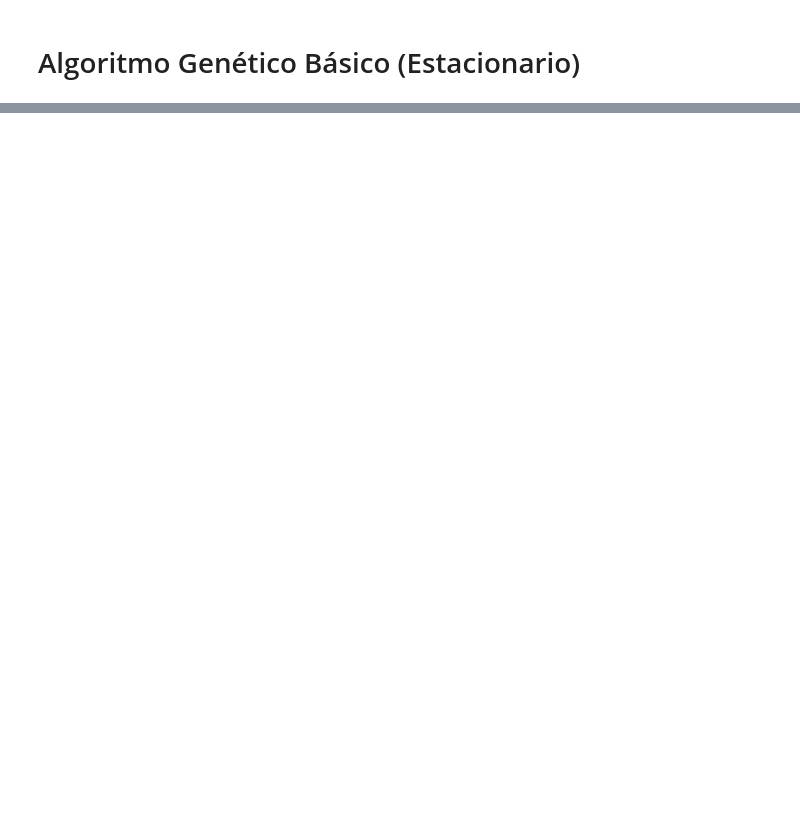
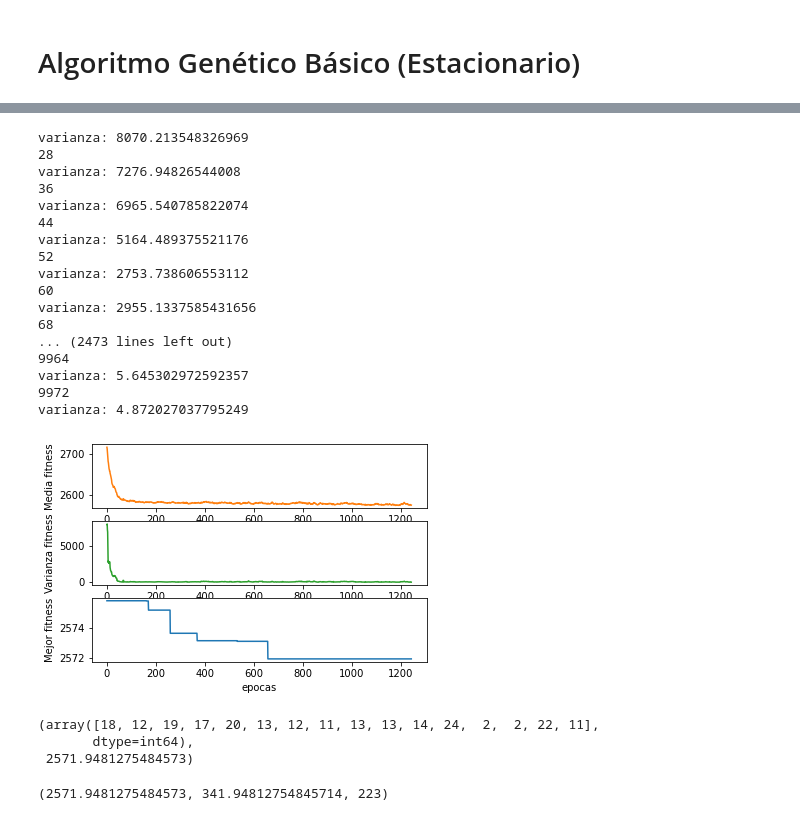
Before and after one commit to emewinchester/MBHB_ABET, a Jupyter notebook: 07_GA_Basic.ipynb, the cells around one changed output, grey strips where cells are left out. Drawn from its saved outputs; the diff is of its cells as text; code cells hidden in the pictures; blank space fills up the shorter version.

Commit message:
genetico basico hecho

```diff
--- a/07_GA_Basic.ipynb
+++ b/07_GA_Basic.ipynb
@@ -33,7 +29,7 @@ conocido3 = np.array([13, 12, 20, 21, 17, 14, 14,  8, 11,  8, 17, 24,  3, 11, 14
 
 conocidos = np.array([conocido1, conocido2, conocido3])
 # %%
-poblacion = inicializa_poblacion(tam_poblacion[0], conocidos)
+poblacion = inicializa_poblacion(20, conocidos)
 poblacion
 # %% [output]
 array([[16, 12, 19, 17, 20, 13, 12, 11, 10, 13, 14, 24,  2,  2, 22, 13],
@@ -67,0 +85,3 @@ array([375.76585666, 378.20385115, 381.8566496 , 504.9347866 ,
+# %%
+hijos, fitness_hijos, km_hijos = operador_cruce(padres, ev, 10)
+hijos, fitness_hijos, km_hijos
@@ -82,10 +166,0 @@ Presión selectiva alta (enfoque está muy dirigido a reproducir los mejores ind
-# %%
-# pseudo del algoritmo genetico
-t = 0
-poblacion    = poblacion # poblacion inicializada fuera
-evaluaciones = evaluar_poblacion()
-while condicion == True:
-    t += 1
-    padres = seleccionar_padres(P)
-    hijos = cruce(padres)
-    hijos_mutados, ev_hijos_mutados = mutacion(hijos)
@@ -91,0 +204,27 @@ while condicion == True:
+# %%
+alphas = [10, 12.5, 15, 17.5, 20, 22.5]
+
+np.random.seed(seed)
+
+slots = []
+medias = []
+std = []
+
+for alpha in alphas:
+
+    print(alpha)
+
+    for i in range(100):
+        hijos, fitness = operador_cruce(padres,ev,alpha)
+
+        for hijo in hijos:
+            slots = np.append(slots, hijo.sum())
+
+
+    medias = np.append(medias, np.mean(slots))
+    std    = np.append(std, np.std(slots))
+
+    slots = []
+
+print(f'medias: {medias}')
+print(f'desviaciones tipicas: {std}')
@@ -91,0 +335,32 @@ while condicion == True:
+# %%
+poblacion = inicializa_poblacion(20,conocidos)
+crom, fit= agb_estacionario(poblacion, 10,ev,True)
+# %% [output]
+varianza: 8070.213548326969
+28
+varianza: 7276.94826544008
+36
+varianza: 6965.540785822074
+44
+varianza: 5164.489375521176
+52
+varianza: 2753.738606553112
+60
+varianza: 2955.1337585431656
+68
+... (2473 lines left out)
+9964
+varianza: 5.645302972592357
+9972
+varianza: 4.872027037795249
+[figure, added]
+# %%
+crom, fit
+# %% [output]
+(array([18, 12, 19, 17, 20, 13, 12, 11, 13, 13, 14, 24,  2,  2, 22, 11],
+       dtype=int64),
+ 2571.9481275484573)
+# %%
+ev.fitness(crom, 10)
+# %% [output]
+(2571.9481275484573, 341.94812754845714, 223)
```
Also changed, not shown: parts of 46 cells of this notebook, 3 other files.
